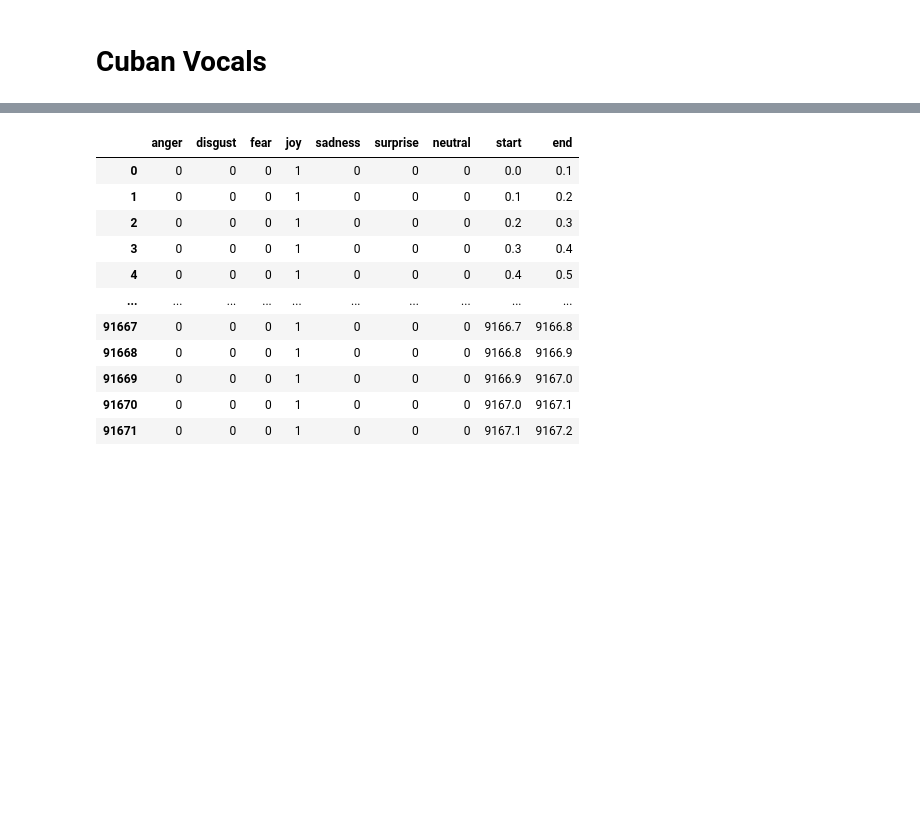
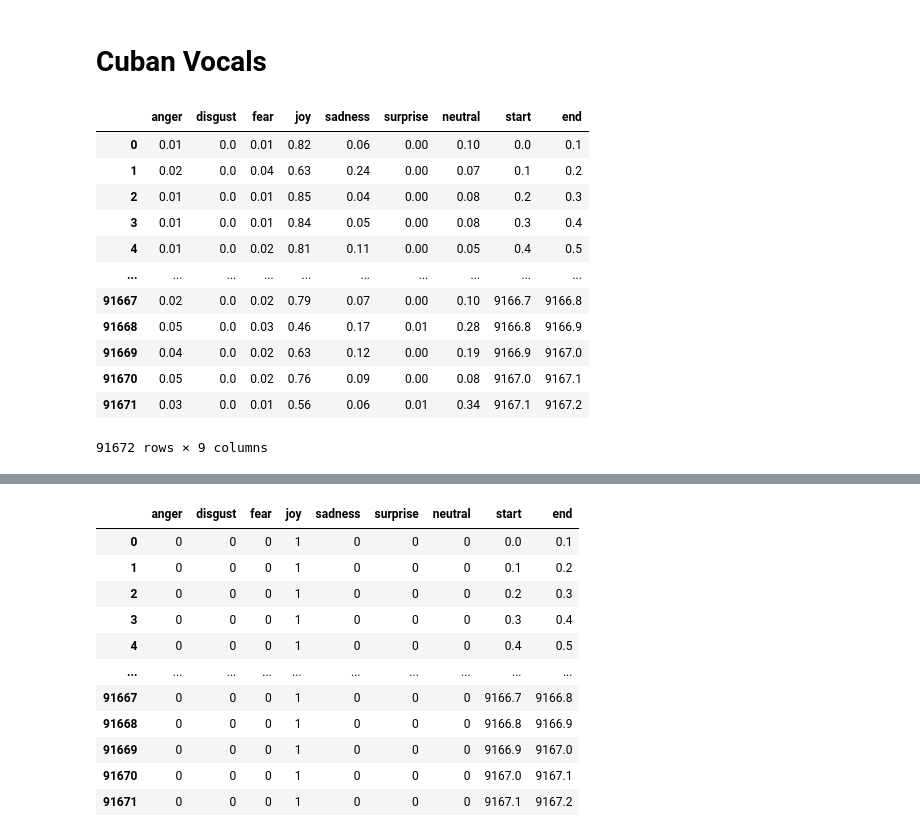
Before and after one commit to RavenRudi/coin_jazz, a Jupyter notebook: notebooks/FER_plots.ipynb, the cells around one changed output, grey strips where cells are left out. Drawn from its saved outputs; the diff is of its cells as text; code cells hidden in the pictures; blank space fills up the shorter version.

```diff
--- a/notebooks/FER_plots.ipynb
+++ b/notebooks/FER_plots.ipynb
@@ -113,3 +113,19 @@ df_vocals_morning = load_fer_output_data('../data/FER_Output/2_jazzaar-20230417-
 
 df_vocals_afternoon_abs = calculate_highest_emotion(df_vocals_afternoon, True)
 df_vocals_morning_abs = calculate_highest_emotion(df_vocals_morning, True)
+# %%
+df_vocals_morning
+# %% [output]
+|  | anger | disgust | fear | joy | sadness | surprise | neutral | start | end |
+| 0 | 0.01 | 0.0 | 0.01 | 0.82 | 0.06 | 0.00 | 0.10 | 0.0 | 0.1 |
+| 1 | 0.02 | 0.0 | 0.04 | 0.63 | 0.24 | 0.00 | 0.07 | 0.1 | 0.2 |
+| 2 | 0.01 | 0.0 | 0.01 | 0.85 | 0.04 | 0.00 | 0.08 | 0.2 | 0.3 |
+| 3 | 0.01 | 0.0 | 0.01 | 0.84 | 0.05 | 0.00 | 0.08 | 0.3 | 0.4 |
+| 4 | 0.01 | 0.0 | 0.02 | 0.81 | 0.11 | 0.00 | 0.05 | 0.4 | 0.5 |
+| ... | ... | ... | ... | ... | ... | ... | ... | ... | ... |
+| 91667 | 0.02 | 0.0 | 0.02 | 0.79 | 0.07 | 0.00 | 0.10 | 9166.7 | 9166.8 |
+| 91668 | 0.05 | 0.0 | 0.03 | 0.46 | 0.17 | 0.01 | 0.28 | 9166.8 | 9166.9 |
+| 91669 | 0.04 | 0.0 | 0.02 | 0.63 | 0.12 | 0.00 | 0.19 | 9166.9 | 9167.0 |
+| 91670 | 0.05 | 0.0 | 0.02 | 0.76 | 0.09 | 0.00 | 0.08 | 9167.0 | 9167.1 |
+| 91671 | 0.03 | 0.0 | 0.01 | 0.56 | 0.06 | 0.01 | 0.34 | 9167.1 | 9167.2 |
+91672 rows × 9 columns
```
Also changed, not shown: parts of 1 cell of this notebook, 1 other file.
